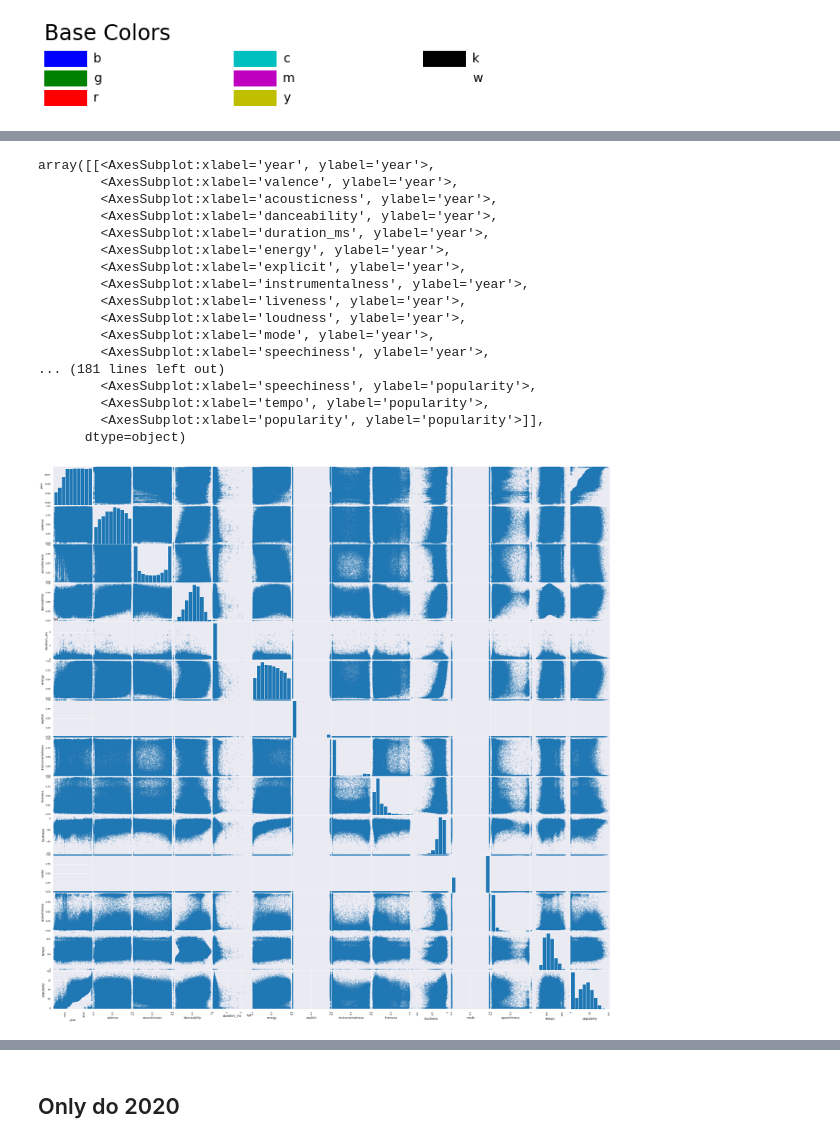
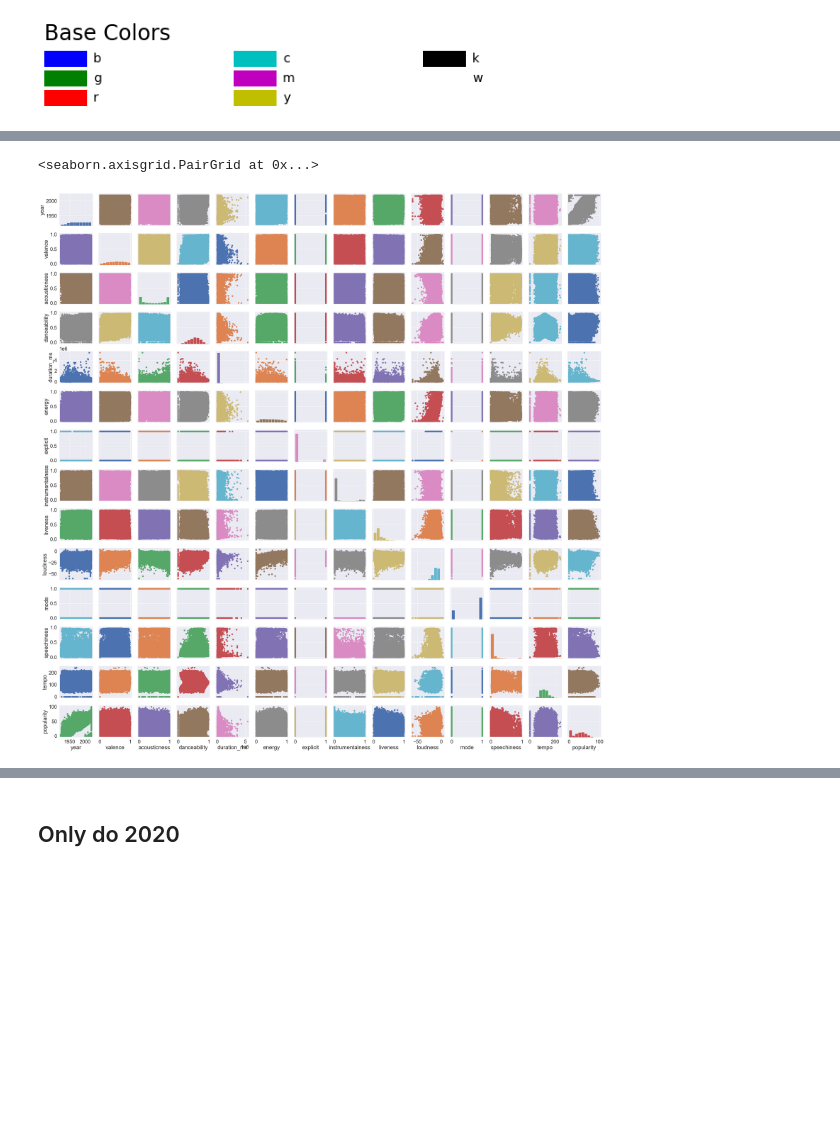
Before and after one commit to Tony363/Chartmetric_Analysis, a Jupyter notebook: spotify_data_analysis.ipynb, the cells around one changed output, grey strips where cells are left out. Saved outputs shown, nothing was run; the diff lists cells and outputs as text; code cells hidden in the pictures; blank space fills up the shorter version.

```diff
--- a/spotify_data_analysis.ipynb
+++ b/spotify_data_analysis.ipynb
@@ -308,26 +308,19 @@ sns.heatmap(df.corr(),
-# %%
-# from hvplot import scatter_matrix
-from pandas.plotting import scatter_matrix
-
-scatter_matrix(df, alpha=0.2,figsize=(30,30))
-# %% [output]
-array([[<AxesSubplot:xlabel='year', ylabel='year'>,
-        <AxesSubplot:xlabel='valence', ylabel='year'>,
-        <AxesSubplot:xlabel='acousticness', ylabel='year'>,
-        <AxesSubplot:xlabel='danceability', ylabel='year'>,
-        <AxesSubplot:xlabel='duration_ms', ylabel='year'>,
-        <AxesSubplot:xlabel='energy', ylabel='year'>,
-        <AxesSubplot:xlabel='explicit', ylabel='year'>,
-        <AxesSubplot:xlabel='instrumentalness', ylabel='year'>,
-        <AxesSubplot:xlabel='liveness', ylabel='year'>,
-        <AxesSubplot:xlabel='loudness', ylabel='year'>,
-        <AxesSubplot:xlabel='mode', ylabel='year'>,
-        <AxesSubplot:xlabel='speechiness', ylabel='year'>,
-... (181 lines left out)
-        <AxesSubplot:xlabel='speechiness', ylabel='popularity'>,
-        <AxesSubplot:xlabel='tempo', ylabel='popularity'>,
-        <AxesSubplot:xlabel='popularity', ylabel='popularity'>]],
-      dtype=object)
-[figure, removed]
+# %%
+def my_scatter(x,y, **kwargs):
+    kwargs['color'] = next(colors)
+    plt.scatter(x,y, **kwargs)
+
+def my_hist(x, **kwargs):
+    kwargs['color'] = next(colors)
+    plt.hist(x, **kwargs)
+
+colors = iter(sns.color_palette(n_colors=1000))
+sns.set(font_scale=2)
+g = sns.PairGrid(df)
+g.map_diag(my_hist)
+g.map_offdiag(my_scatter)
+# %% [output]
+<seaborn.axisgrid.PairGrid at 0x...>
+[figure, added]
 # %%
 for col,color in zip(df.drop(columns=['tempo','mode','explicit','duration_ms','loudness','popularity']).columns,mcolors.BASE_COLORS):
```
Also changed, not shown: parts of 17 cells of this notebook.
